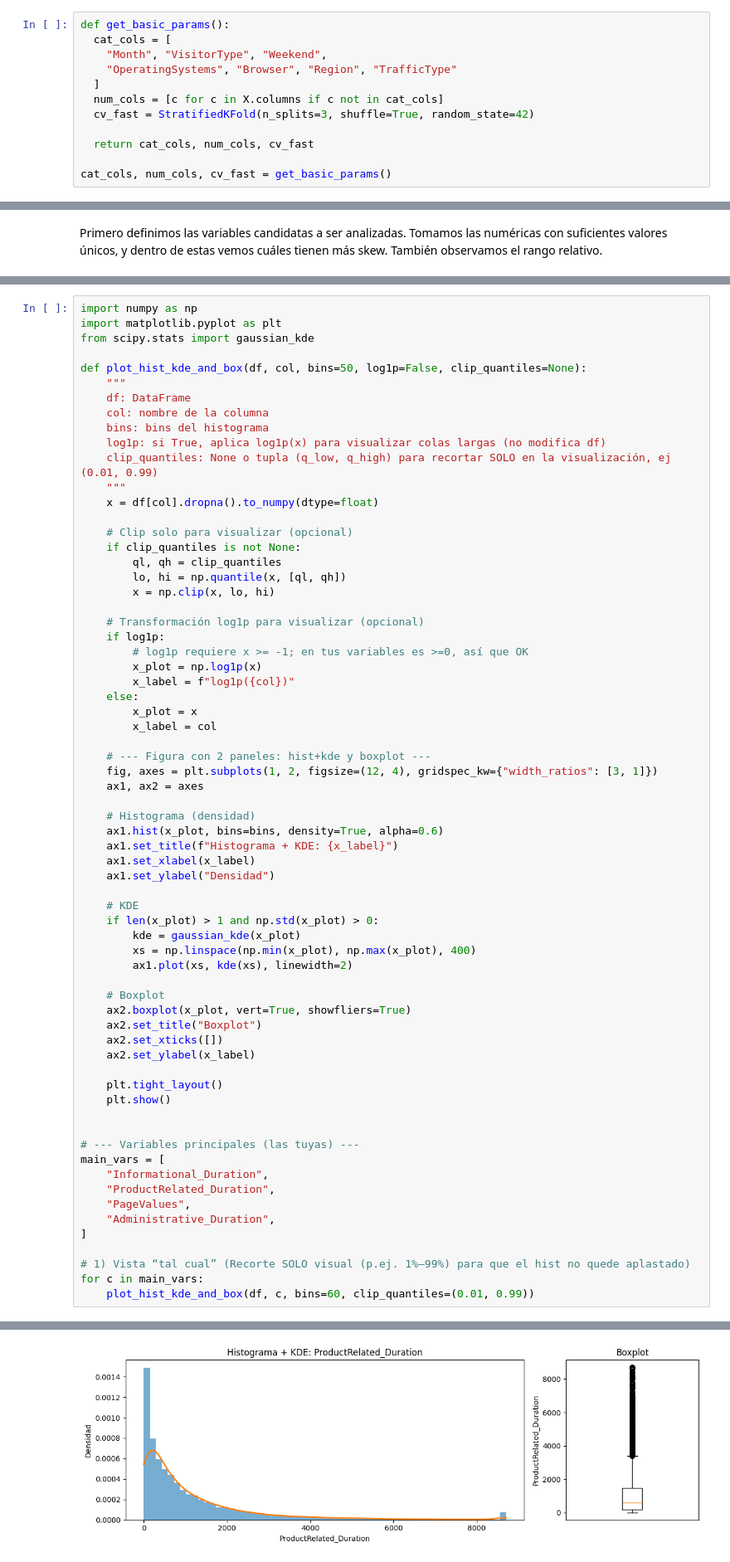
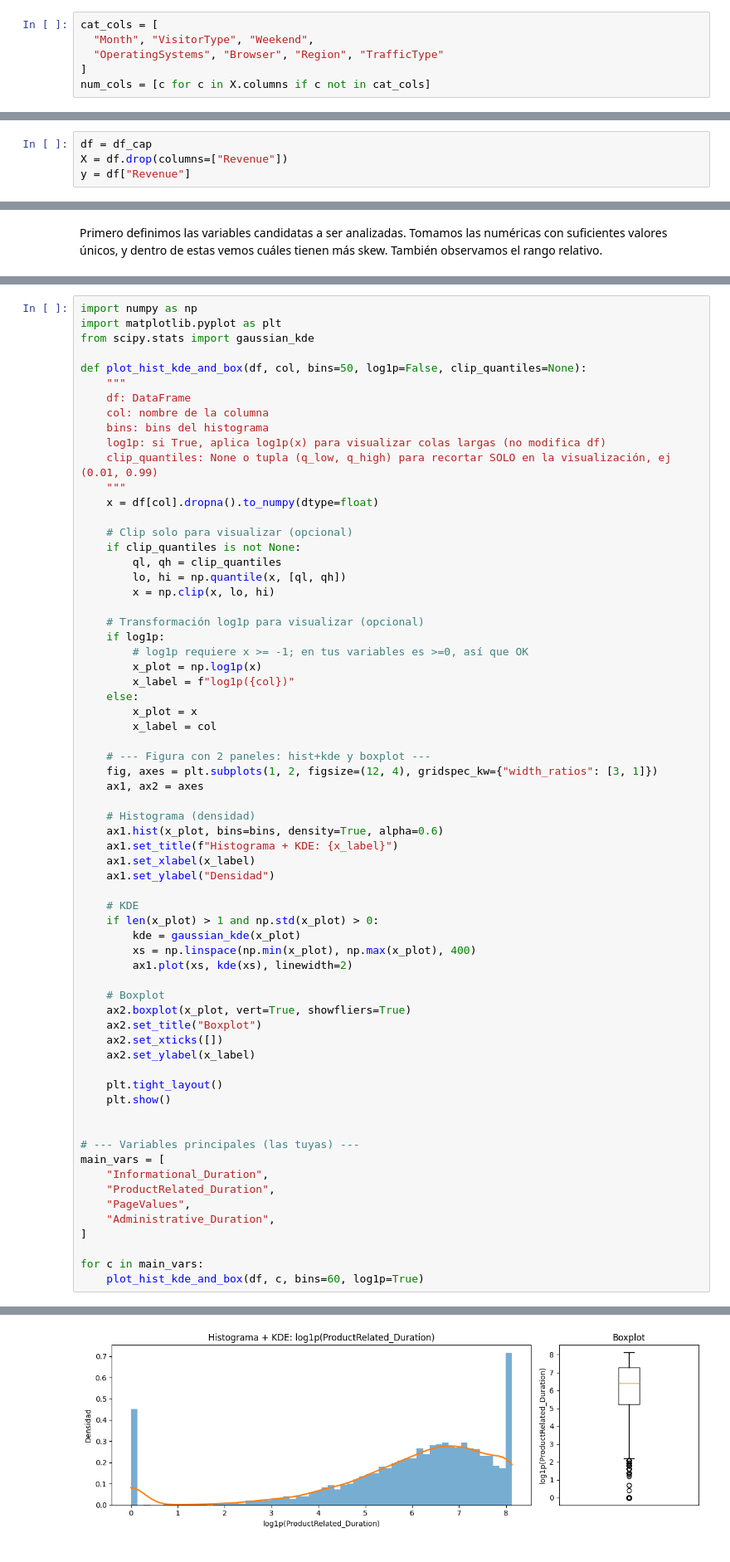
Before and after one commit to ADCO02/trabajoPreparacionDatos, a Jupyter notebook: Notebook.ipynb, the cells around one changed output, grey strips where cells are left out. Shown at 83% size. Drawn from its saved outputs; the diff is of its cells as text.

```diff
--- a/Notebook.ipynb
+++ b/Notebook.ipynb
@@ -290,17 +316,11 @@ y = df["Revenue"].astype(int)
 # %% [markdown]
 Definir booleanas, categóricas puras e identificadoras.
 # %%
-def get_basic_params():
-  cat_cols = [
-    "Month", "VisitorType", "Weekend",
-    "OperatingSystems", "Browser", "Region", "TrafficType"
-  ]
-  num_cols = [c for c in X.columns if c not in cat_cols]
-  cv_fast = StratifiedKFold(n_splits=3, shuffle=True, random_state=42)
-
-  return cat_cols, num_cols, cv_fast
-
-cat_cols, num_cols, cv_fast = get_basic_params()
+cat_cols = [
+  "Month", "VisitorType", "Weekend",
+  "OperatingSystems", "Browser", "Region", "TrafficType"
+]
+num_cols = [c for c in X.columns if c not in cat_cols]
 # %%
 for col in cat_cols:
     print(f"{col}: {df[col].nunique()}")
@@ -592,3 +595,7 @@ La aplicación del capado basado en IQR no produce mejoras significativas en la
+# %%
+df = df_cap
+X = df.drop(columns=["Revenue"])
+y = df["Revenue"]
 # %% [markdown]
 ## Escalado
 
@@ -796,7 +801,6 @@ main_vars = [
     "Administrative_Duration",
 ]
 
-# 1) Vista “tal cual” (Recorte SOLO visual (p.ej. 1%–99%) para que el hist no quede aplastado)
 for c in main_vars:
-    plot_hist_kde_and_box(df, c, bins=60, clip_quantiles=(0.01, 0.99))
+    plot_hist_kde_and_box(df, c, bins=60, log1p=True)
 # %% [output]
@@ -804 +808 @@ for c in main_vars:
-[figure, old version]
+[figure, new version]
```
Also changed, not shown: parts of 75 cells of this notebook.
